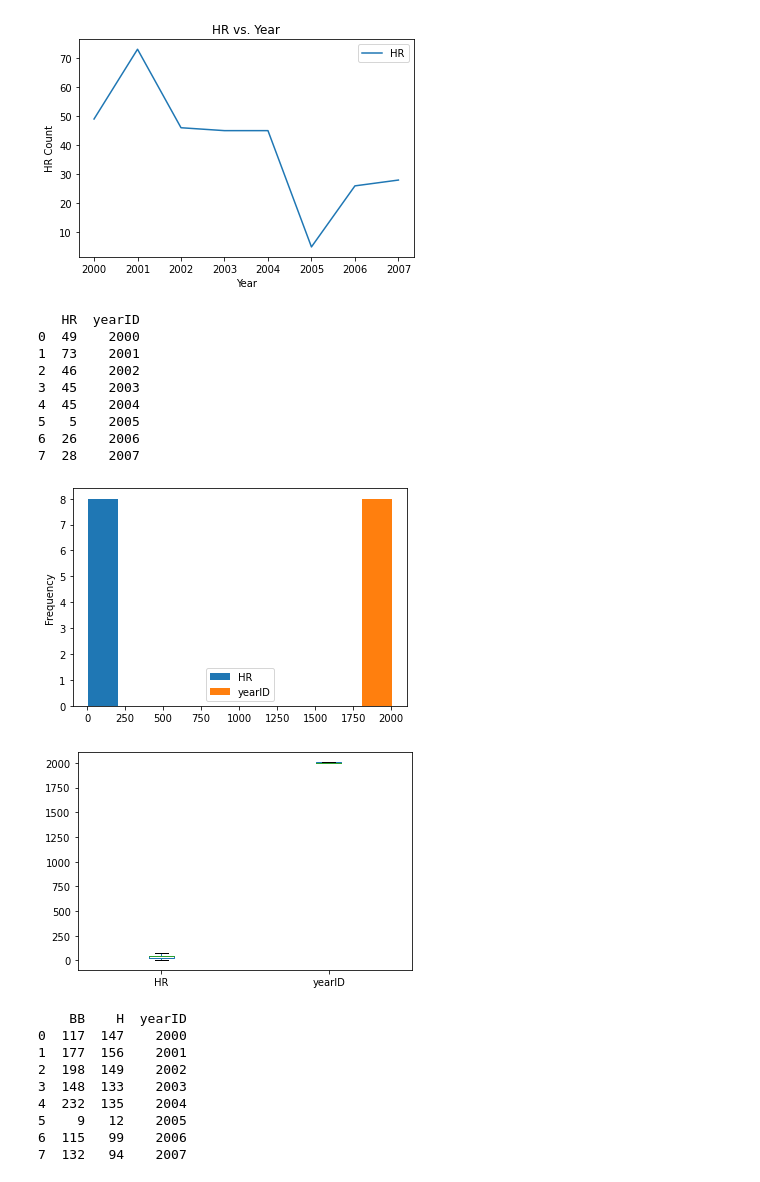
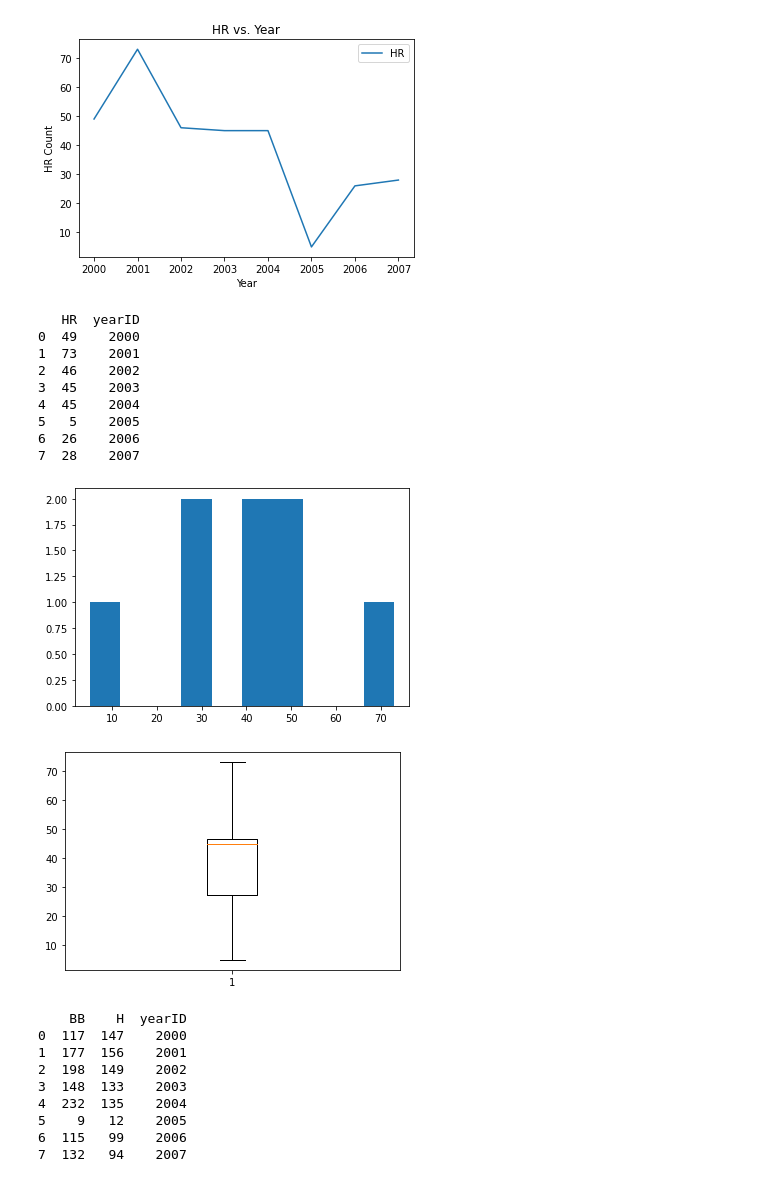
Before and after one commit to mohamedamine456/educative_machine_learning_for_SE, a Jupyter notebook: DataAnalysisWithPandas.ipynb, the cells around one changed output. Drawn from its saved outputs; the diff is of its cells as text; code cells hidden in the pictures.

Commit message:
box plot

```diff
--- a/DataAnalysisWithPandas.ipynb
+++ b/DataAnalysisWithPandas.ipynb
@@ -1141,27 +1141,28 @@ plt.show()
 # %%
 # B- Other Features
 
 # define df
 df = pd.DataFrame({
     'HR': [49, 73, 46, 45, 45, 5, 26, 28],
     'yearID': [2000, 2001, 2002, 2003, 2004, 2005, 2006, 2007]})
 print('{}\n'.format(df))
 
-df.plot(kind='hist')
-df.plot(kind='box')
+plt.hist(df['HR'])
 plt.show()
+plt.boxplot(df['HR'])
+plt.show()
 # %% [output]
    HR  yearID
 0  49    2000
 1  73    2001
 2  46    2002
 3  45    2003
 4  45    2004
 5   5    2005
 6  26    2006
 7  28    2007
-[figure, old version]
+[figure, new version]
-[figure, old version]
+[figure, new version]
 # %%
 # C- Multiple Features
 
```
